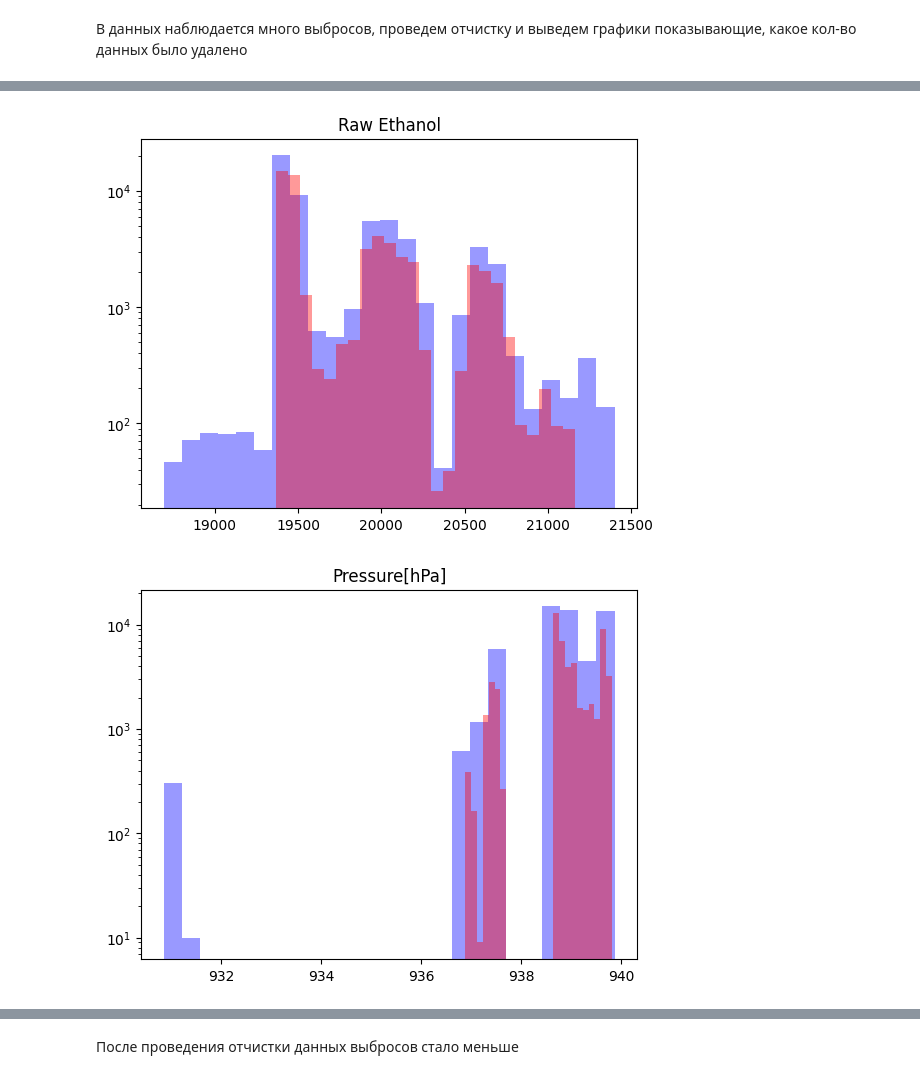
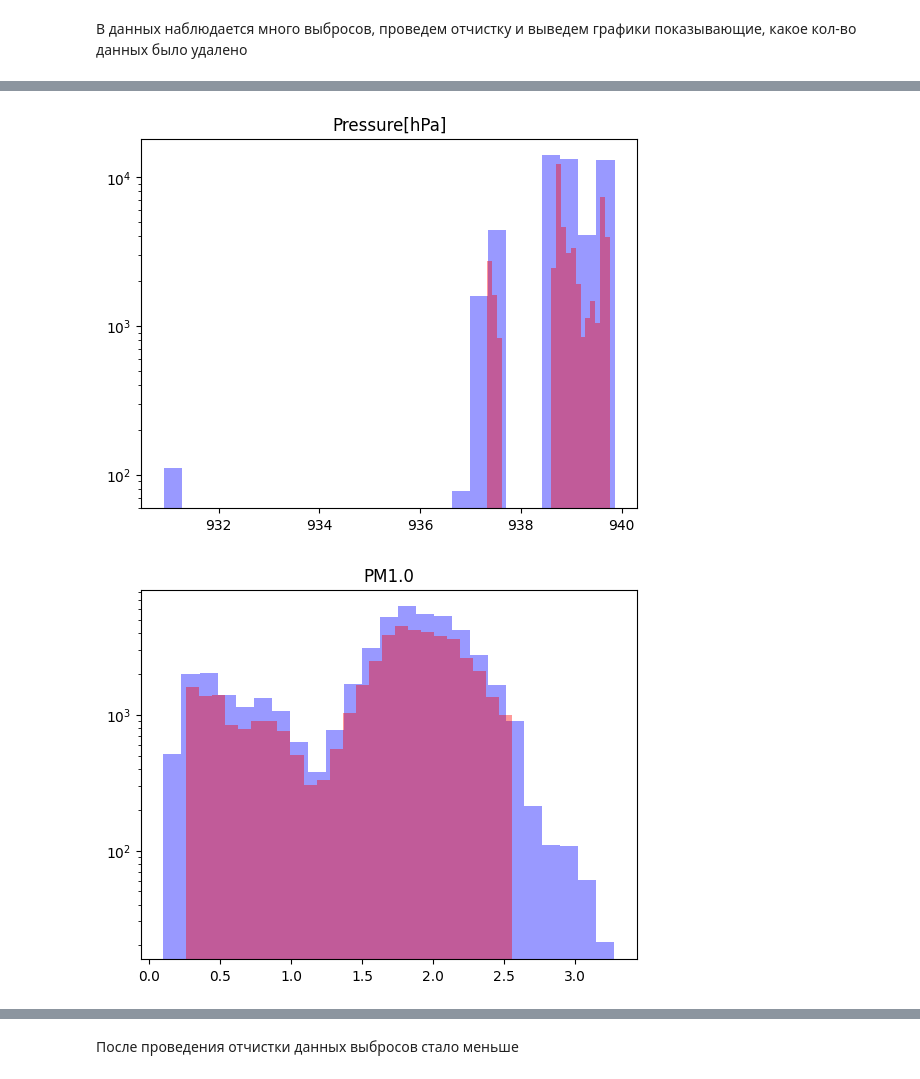
Before and after one commit to smnk-1/ML-studying, a Jupyter notebook: notebooks/SmokeDetectorEDA.ipynb, the cells around one changed output, grey strips where cells are left out. Saved outputs shown, nothing was run; the diff lists cells and outputs as text; code cells hidden in the pictures.

Commit message:
feat: explore data dependencies

```diff
--- a/notebooks/SmokeDetectorEDA.ipynb
+++ b/notebooks/SmokeDetectorEDA.ipynb
@@ -60,5 +60,5 @@ data.head(20)
 # %%
-data = data.drop(['Unnamed: 0'], axis=1)
+data = data.drop(['Unnamed: 0', 'CNT'], axis=1)
 data.describe()
 # %% [output]
 |  | UTC | Temperature[C] | Humidity[%] | TVOC[ppb] | eCO2[ppm] | Raw H2 | Raw Ethanol | Pressure[hPa] | ... |
@@ -230,10 +228,10 @@ plt.show()
 В данных наблюдается много выбросов, проведем отчистку и выведем графики показывающие, какое кол-во данных было удалено
 # %%
 for column in data.columns:
-    if column not in ['Fire Alarm', 'IsItDay?', 'Weekday_0', 'Weekday_1', 'Weekday_2']:
+    if column not in ['Fire Alarm', 'IsItDay?', 'Weekday_0', 'Weekday_1', 'Weekday_2', 'eCO2[ppm]']:
         plt.hist(data[column], bins=25, log=True,color='blue', alpha=0.4)
-        lower_bound = data[column].quantile(0.01)
-        upper_bound = data[column].quantile(0.99)
+        lower_bound = data[column].quantile(0.02)
+        upper_bound = data[column].quantile(0.98)
 
         data = data[data[column] >= lower_bound]
         data = data[data[column] <= upper_bound]
@@ -249,2 +247,2 @@ for column in data.columns:
-[figure, old version]
+[figure, new version]
-[figure, old version]
+[figure, new version]
```
Also changed, not shown: parts of 16 cells of this notebook.
